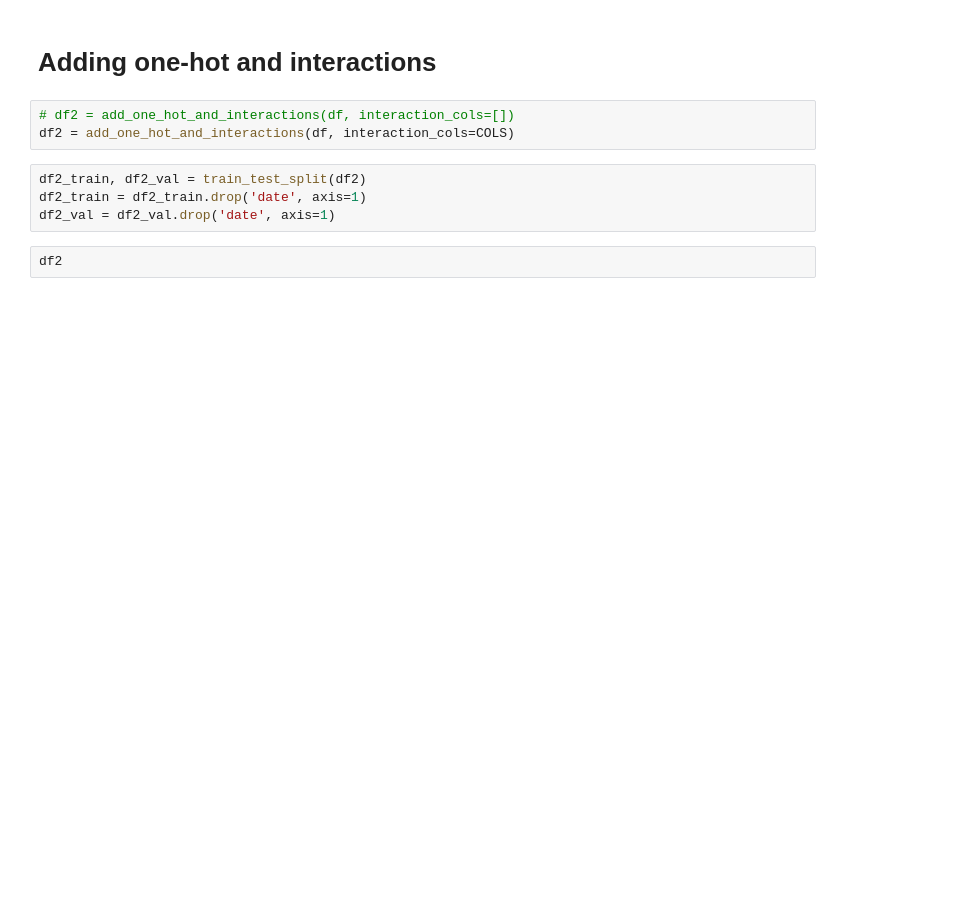
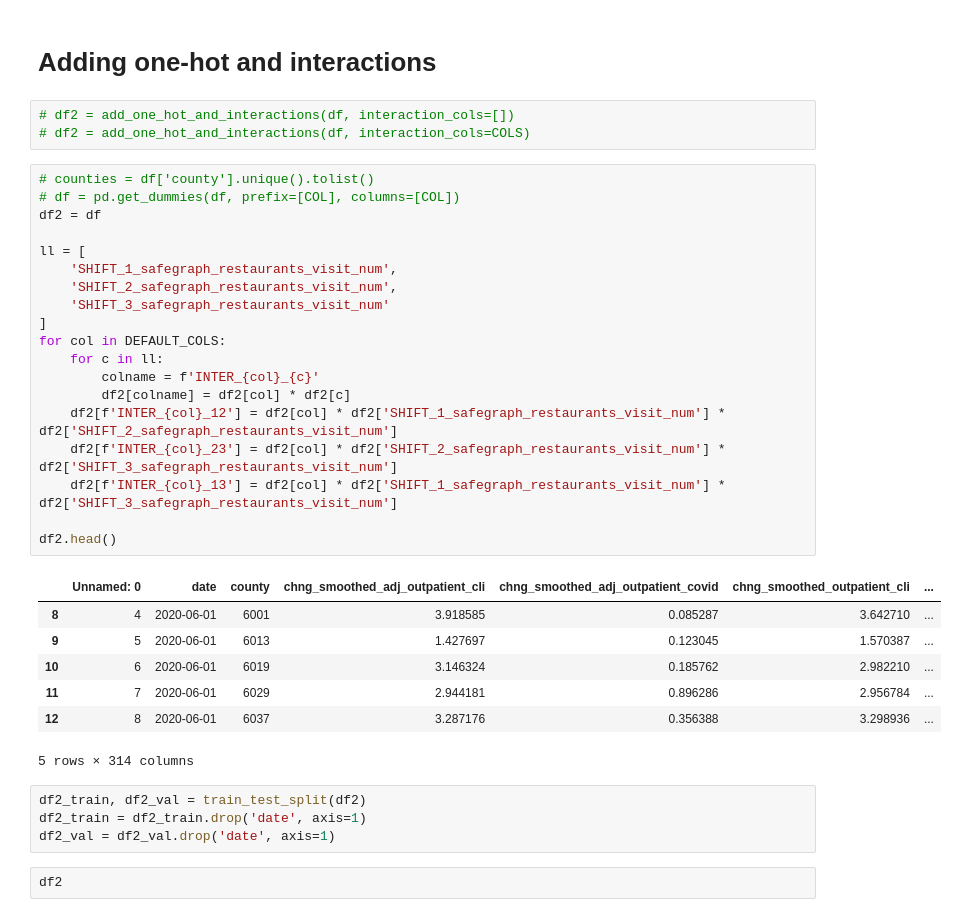
Before and after one commit to tlemenestrel/covid_case_incidence, a Jupyter notebook: One-hot-experimentation.ipynb, the cells around one changed output. Drawn from its saved outputs; the diff is of its cells as text; blank space fills up the shorter version.

```diff
--- a/One-hot-experimentation.ipynb
+++ b/One-hot-experimentation.ipynb
@@ -177,7 +205,34 @@ Name: response, Length: 3000, dtype: float64
 # Adding one-hot and interactions
 # %%
 # df2 = add_one_hot_and_interactions(df, interaction_cols=[])
-df2 = add_one_hot_and_interactions(df, interaction_cols=COLS)
+# df2 = add_one_hot_and_interactions(df, interaction_cols=COLS)
+# %%
+# counties = df['county'].unique().tolist()
+# df = pd.get_dummies(df, prefix=[COL], columns=[COL])
+df2 = df
+
+ll = [
+    'SHIFT_1_safegraph_restaurants_visit_num',
+    'SHIFT_2_safegraph_restaurants_visit_num',
+    'SHIFT_3_safegraph_restaurants_visit_num'
+]
+for col in DEFAULT_COLS:
+    for c in ll:
+        colname = f'INTER_{col}_{c}'
+        df2[colname] = df2[col] * df2[c]
+    df2[f'INTER_{col}_12'] = df2[col] * df2['SHIFT_1_safegraph_restaurants_visit_num'] * df2['SHIFT_2_safegraph_restaurants_visit_num']
+    df2[f'INTER_{col}_23'] = df2[col] * df2['SHIFT_2_safegraph_restaurants_visit_num'] * df2['SHIFT_3_safegraph_restaurants_visit_num']
+    df2[f'INTER_{col}_13'] = df2[col] * df2['SHIFT_1_safegraph_restaurants_visit_num'] * df2['SHIFT_3_safegraph_restaurants_visit_num']
+
+df2.head()
+# %% [output]
+|  | Unnamed: 0 | date | county | chng_smoothed_adj_outpatient_cli | chng_smoothed_adj_outpatient_covid | chng_smoothed_outpatient_cli | ... |
+| 8 | 4 | 2020-06-01 | 6001 | 3.918585 | 0.085287 | 3.642710 | ... |
+| 9 | 5 | 2020-06-01 | 6013 | 1.427697 | 0.123045 | 1.570387 | ... |
+| 10 | 6 | 2020-06-01 | 6019 | 3.146324 | 0.185762 | 2.982210 | ... |
+| 11 | 7 | 2020-06-01 | 6029 | 2.944181 | 0.896286 | 2.956784 | ... |
+| 12 | 8 | 2020-06-01 | 6037 | 3.287176 | 0.356388 | 3.298936 | ... |
+5 rows × 314 columns
 # %%
 df2_train, df2_val = train_test_split(df2)
 df2_train = df2_train.drop('date', axis=1)
```
Also changed, not shown: parts of 11 cells of this notebook.
